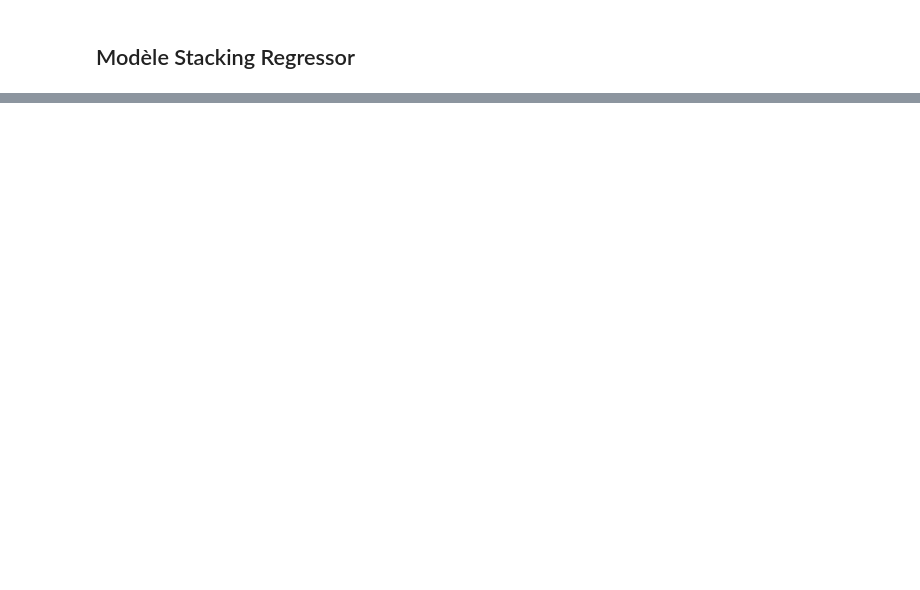
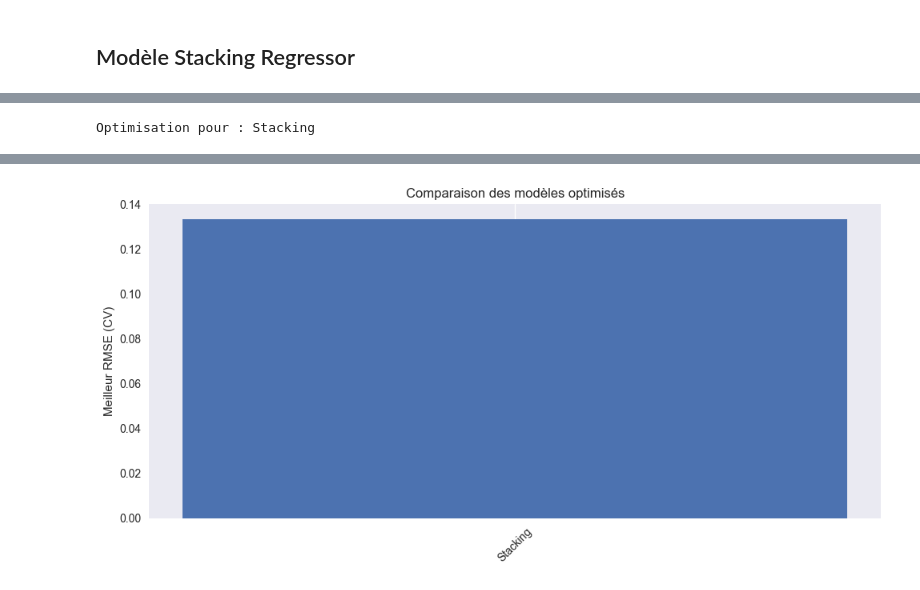
Before and after one commit to marino-casagranda/data-science-project, a Jupyter notebook: 99_Projet/TEST_BRIAN.ipynb, the cells around one changed output, grey strips where cells are left out. Drawn from its saved outputs; the diff is of its cells as text; code cells hidden in the pictures; blank space fills up the shorter version.

```diff
--- a/99_Projet/TEST_BRIAN.ipynb
+++ b/99_Projet/TEST_BRIAN.ipynb
@@ -290,13 +365,44 @@ def stacking_objective(trial, preprocessing_pipeline, X, y, cv, scoring):
 
     ])
 
+    decision_tree_pipeline = Pipeline([
+        ('preprocessing', preprocessing_pipeline),
+        ('model', DecisionTreeRegressor(
+            max_depth=decision_tree_best_params['max_depth'],
+            min_samples_split=decision_tree_best_params['min_samples_split'],
+            min_samples_leaf=decision_tree_best_params['min_samples_leaf'],
+            max_features=decision_tree_best_params['max_features'],
+            random_state=42
+        ))
+    ])
+
+    xgboost_pipeline = Pipeline([
+        ('preprocessing', preprocessing_pipeline),
+        ('model', XGBRegressor(
+            eta=xgboost_best_params['eta'],
+            n_estimators=xgboost_best_params['n_estimators'],
+            max_depth=xgboost_best_params['max_depth'],
+            min_child_weight=xgboost_best_params['min_child_weight'],
+            subsample=xgboost_best_params['subsample'],
+            colsample_bytree=xgboost_best_params['colsample_bytree'],
+            gamma=xgboost_best_params['gamma'],
+            alpha=xgboost_best_params['alpha'],
+            lambda_=xgboost_best_params['lambda'],
+            objective='reg:squarederror',
+            random_state=42,
+            n_jobs=-1
+        ))
+    ])
+
     # Modifier les paramètres du Ridge ? (Alpha)
     final_estimator = Ridge(alpha=trial.suggest_float('ridge_alpha', 0.01, 10.0, log=True))
 
     stacking = StackingRegressor(
         estimators=[
             ('lasso', lasso_pipeline),
-            ('random_forest', random_forest_pipeline)
+            ('random_forest', random_forest_pipeline),
+            ('decision_tree', decision_tree_pipeline),
+            ('xgboost', xgboost_pipeline)
         ],
         final_estimator=final_estimator,
         cv=cv,
@@ -305,3 +411,9 @@ def stacking_objective(trial, preprocessing_pipeline, X, y, cv, scoring):
 
     scores = cross_val_score(stacking, X, y, cv=cv, scoring=scoring, n_jobs=-1)
     return -scores.mean()
+# %%
+model_configs = {
+    'Stacking': stacking_objective
+}
+results = evaluate_and_optimize_models(model_configs, X_train, y_train, preprocessing_pipeline, n_trials=2)
+# %% [output]
@@ -307,0 +421 @@ def stacking_objective(trial, preprocessing_pipeline, X, y, cv, scoring):
+Optimisation pour : Stacking
@@ -307,0 +426 @@ def stacking_objective(trial, preprocessing_pipeline, X, y, cv, scoring):
+[figure, added]
```
Also changed, not shown: parts of 9 cells of this notebook.
